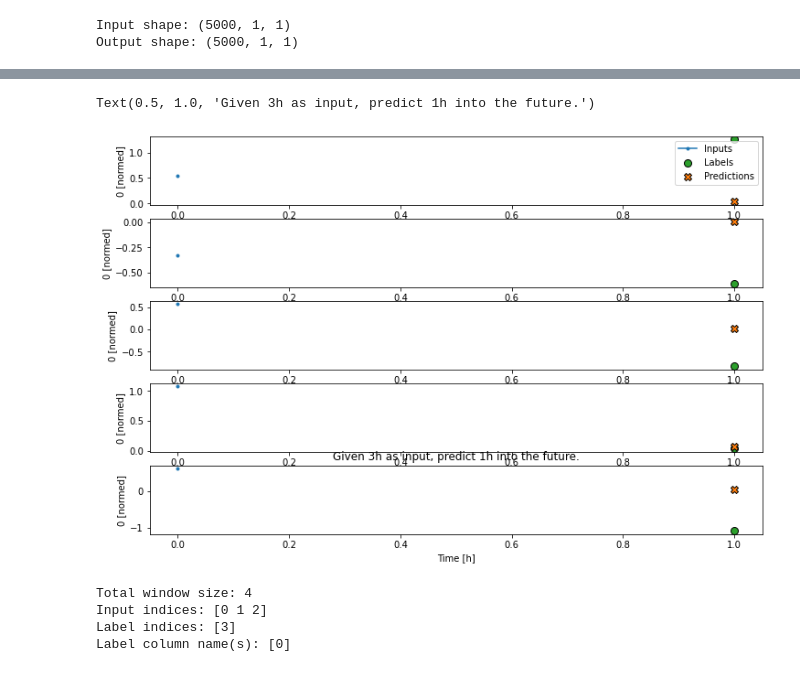
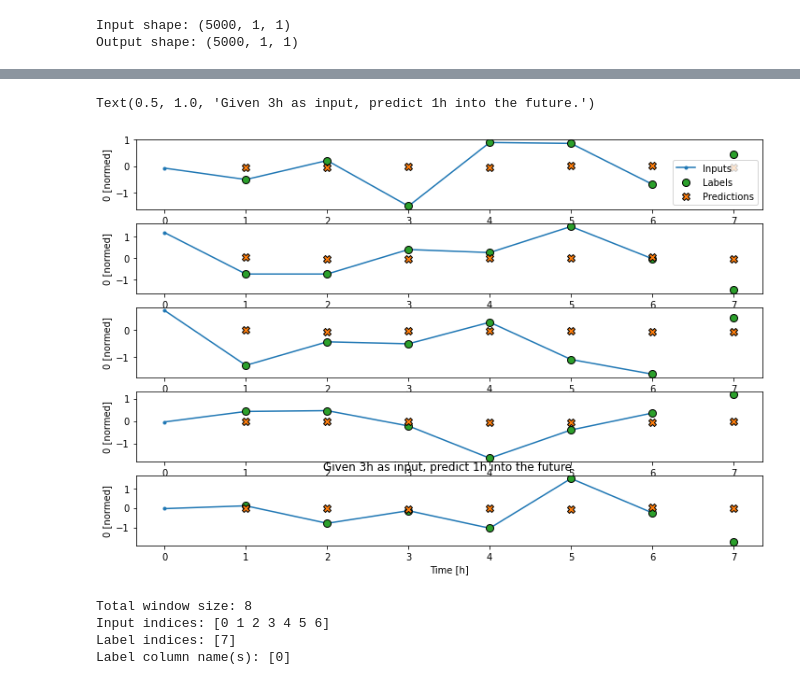
Before and after one commit to jackehogan/NFL-Spread, a Jupyter notebook: LSTM ATS.ipynb, the cells around one changed output, grey strips where cells are left out. Cells and saved outputs as stored; diff of their text form; code cells hidden in the pictures.

```diff
--- a/LSTM ATS.ipynb
+++ b/LSTM ATS.ipynb
@@ -24,7 +24,7 @@ sunday = d
 dfnfl = pd.read_csv('spreadspoke_scores.csv')
 dfnfl.loc[:,'gamedate'] = pd.to_datetime(dfnfl['schedule_date'])
 dfnfl.loc[:,'scoredif'] = dfnfl['score_home'] - dfnfl['score_away']
-dfnfltime = dfnfl[dfnfl['gamedate'] > pd.to_datetime('2002-07-31')]
+dfnfltime = dfnfl[dfnfl['gamedate'] > pd.to_datetime('2004-07-31')]
 dfnfltime = dfnfltime[dfnfltime['gamedate'] < pd.to_datetime('2020-7-20')]
 teams = dfnfltime['team_home'].unique()
 teamsid = dfnfltime['team_favorite_id'].unique()
@@ -109,11 +109,13 @@ def cover(team,team_favorite_id,scoredif,spread_favorite,teamids):
 dfnfltimesingle['spreadscore'] = dfnfltimesingle.apply(lambda row: spread(row['team'],row['team_favorite_id'],row['scoredif'],row['spread_favorite'],teamids),axis=1)
 dfnfltimesingle['cover'] = dfnfltimesingle.apply(lambda row: cover(row['team'],row['team_favorite_id'],row['scoredif'],row['spread_favorite'],teamids),axis=1)
 
+
 #regular season only
 dfnfltimesingle = dfnfltimesingle[dfnfltimesingle['schedule_playoff']== False]
 dfnfltimesingle.drop(['schedule_playoff'], axis=1, inplace=True)
+# dfnfltimesingle.sort_values(by=['schedule_week'],inplace = True)
 dfnfltimesingle = dfnfltimesingle.reset_index()
-dfnfltimesingle
+
 
 ### get each teams score ATS each week of the season, concat seasons vertically
 years = dfnfltimesingle['schedule_season'].unique()
@@ -122,6 +124,7 @@ dfcoverall = []
 for year in years:
     print(year)
     dfnfltimesingleloop = dfnfltimesingle[dfnfltimesingle['schedule_season']==year]
+    dfnfltimesingleloop.sort_values(by=['gamedate'],inplace=True)
     #create dataframe of score ATS for each team through the season
     dfspread = pd.DataFrame(dfnfltimesingleloop[dfnfltimesingle['team'] == teams_save[0]]['spreadscore']).reset_index(drop=True)
     for team in teams_save:
@@ -246,0 +255,15 @@ train_df.shape
+# %%
+# reshape from [samples, timesteps] into [samples, timesteps, features]
+n_features = 1
+X_train = X_train.reshape((X_train.shape[0], X_train.shape[1], n_features))
+# define model
+model = Sequential()
+model.add(LSTM(32, activation='relu', input_shape=(n_steps, n_features)))
+model.add(Dense(1))
+model.compile(optimizer='adam', loss='mse',metrics=['accuracy'])
+# fit model
+model.fit(X_train, y_train, epochs=200, verbose=1)
+
+score, acc = model.evaluate(X_test, y_test)
+print('Test score:', score)
+print('Test accuracy:', acc)
@@ -551,6 +615,6 @@ Output shape: (5000, 3, 1)
 # %%
 wide_window = WindowGenerator(
-    input_width=8, label_width=8, shift=1,
+    input_width=7, label_width=7, shift=1,
     label_columns=[label])
 
 wide_window
@@ -594,9 +650,9 @@ def compile_and_fit(model, window, patience=2):
                       callbacks=[early_stopping])
   return history
 # %%
-history = compile_and_fit(linear, single_step_window)
+history = compile_and_fit(linear, wide_window)
 
-val_performance['Linear'] = linear.evaluate(single_step_window.val)
-performance['Linear'] = linear.evaluate(single_step_window.test, verbose=0)
+val_performance['Linear'] = linear.evaluate(wide_window.val)
+performance['Linear'] = linear.evaluate(wide_window.test, verbose=0)
 # %% [output]
 Epoch 1/20
@@ -639,13 +687,13 @@ dense = tf.keras.Sequential([
     tf.keras.layers.Dense(units=1)
 ])
 
-history = compile_and_fit(dense, single_step_window)
+history = compile_and_fit(dense, wide_window)
 
-val_performance['Dense'] = dense.evaluate(single_step_window.val)
-performance['Dense'] = dense.evaluate(single_step_window.test, verbose=0)
+val_performance['Dense'] = dense.evaluate(wide_window.val)
+performance['Dense'] = dense.evaluate(wide_window.test, verbose=0)
 
 %matplotlib inline
-single_step_window.plot(dense)
+wide_window.plot(dense)
 plt.title("Given 3h as input, predict 1h into the future.")
 # %% [output]
 Epoch 1/20
@@ -658,7 +708,7 @@ Epoch 3/20
 Text(0.5, 1.0, 'Given 3h as input, predict 1h into the future.')
-[figure, old version]
+[figure, new version]
 # %%
-CONV_WIDTH = 3
+CONV_WIDTH = 7
 conv_window = WindowGenerator(
     input_width=CONV_WIDTH,
     label_width=1,
@@ -667,9 +717,9 @@ conv_window = WindowGenerator(
 
 conv_window
 # %% [output]
-Total window size: 4
-Input indices: [0 1 2]
-Label indices: [3]
+Total window size: 8
+Input indices: [0 1 2 3 4 5 6]
+Label indices: [7]
 Label column name(s): [0]
 # %%
 multi_step_dense = tf.keras.Sequential([
```
Also changed, not shown: parts of 38 cells of this notebook.
